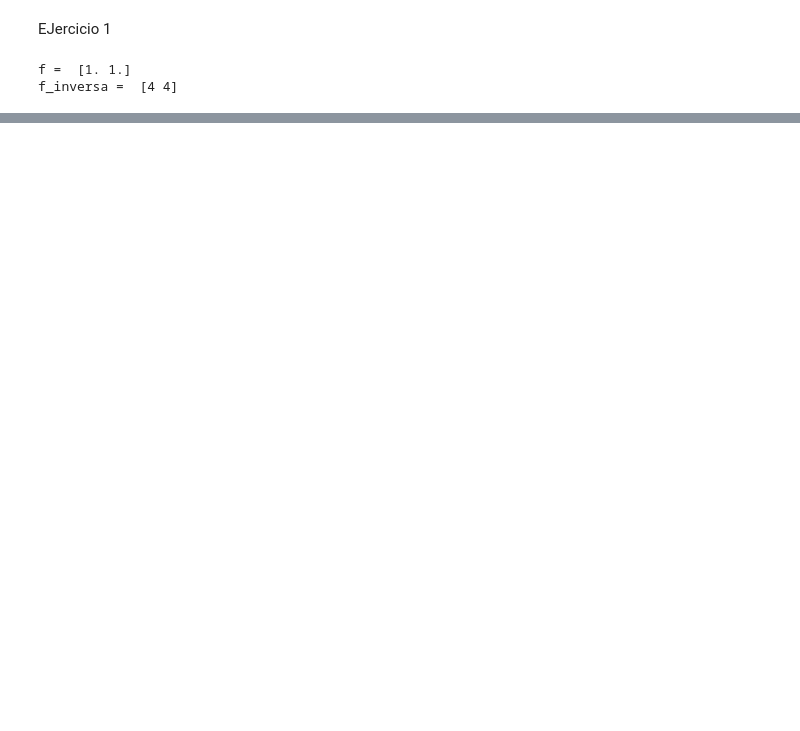
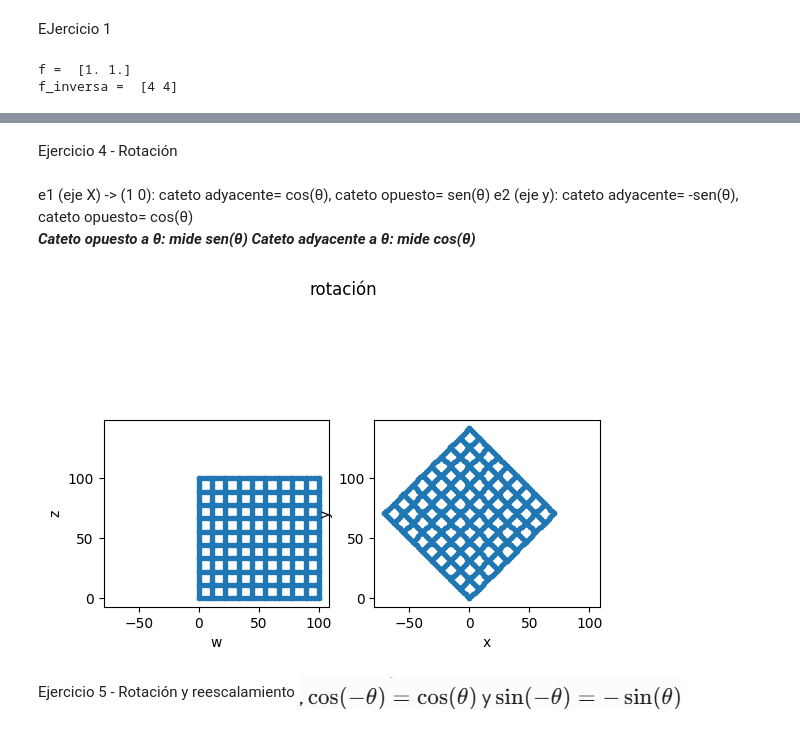
Before and after one commit to guadalupe-santos/ALC-Laboratorios, a Jupyter notebook: Laboratorio_N◦_02_Transformaciones_Lineales.ipynb, the cells around one changed output, grey strips where cells are left out. Cells and saved outputs as stored; diff of their text form; code cells hidden in the pictures; blank space fills up the shorter version.

Commit message:
hasta ejercicio 5

```diff
--- a/Laboratorio_N◦_02_Transformaciones_Lineales.ipynb
+++ b/Laboratorio_N◦_02_Transformaciones_Lineales.ipynb
@@ -73,0 +181,20 @@ f_circunferencia_inversa =  [1. 0.]
+# %% [markdown]
+Ejercicio 4 - Rotación
+# %% [markdown]
+e1 (eje X) -> (1 0): cateto adyacente= cos(θ), cateto opuesto= sen(θ)
+e2 (eje y): cateto adyacente= -sen(θ), cateto opuesto= cos(θ)
+***Cateto opuesto a θ: mide sen(θ)
+Cateto adyacente a θ: mide cos(θ)***
+# %%
+#T = (a(θ) b(θ)
+#      c(θ) d(θ))
+# T = (cos(θ) -sen(θ)
+#      sen(θ) cos(θ))
+θ = 0.25*np.pi
+visualizacion(np.array([[np.cos(θ), -np.sin(θ)],[np.sin(θ),np.cos(θ)]]),np.array([[100,0],[0,100]]),'rotación')
+#solo rota, no cambia de tamaño
+# %% [output]
+[figure, added]
+# %% [markdown]
+Ejercicio 5 - Rotación y reescalamiento
+![image.png](embedded-picture-1)
```
Also changed, not shown: parts of 16 cells of this notebook.
